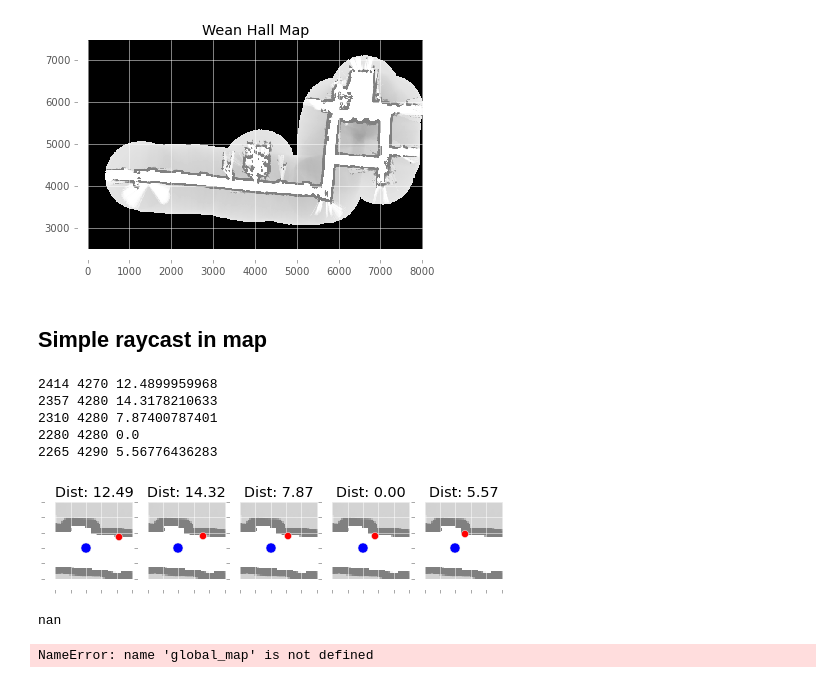
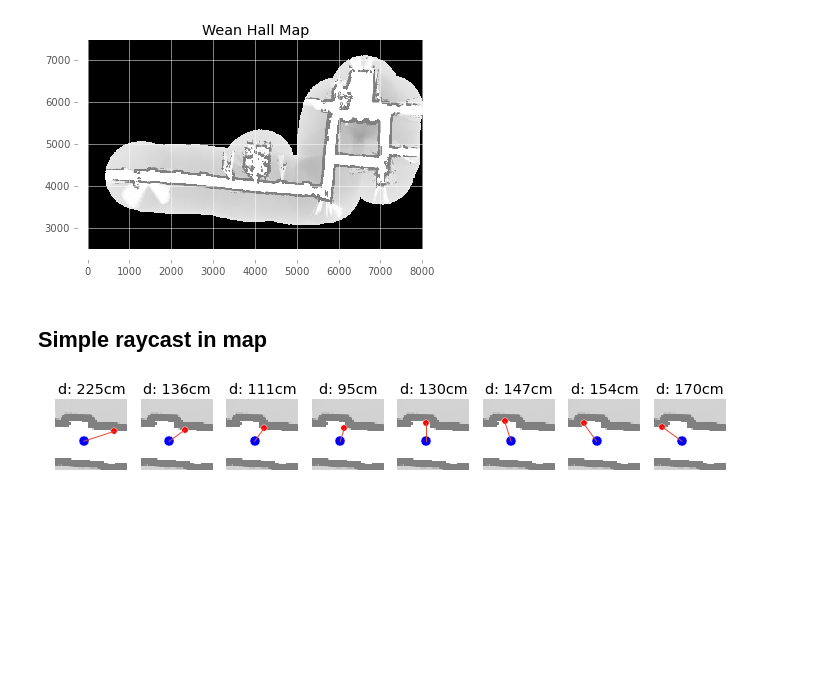
Before and after one commit to sjobeek/robostats_mcl, a Jupyter notebook: mcl_tests.ipynb, the cells around one changed output. Drawn from its saved outputs; the diff is of its cells as text; code cells hidden in the pictures; blank space fills up the shorter version.

```diff
--- a/mcl_tests.ipynb
+++ b/mcl_tests.ipynb
@@ -183,33 +174,20 @@ plt.show()
 # %% [markdown]
 ## Simple raycast in map
 # %%
-theta = np.pi/20
+theta = 0
 global_map = mcl.occupancy_map('data/map/wean.dat.gz')
-fig, axes = plt.subplots(ncols=5, figsize=(8,4))
+fig, axes = plt.subplots(ncols=8, figsize=(12,4))
 for ax in axes:
-    theta += np.pi/20
+    theta += np.pi/10
     x,y,dist = mcl.raycast_bresenham(2200, 4200, theta, global_map)
-    print(x, y, dist)
     ax = mcl.draw_map_state(global_map, ax=ax)
-    ax.set_title("Dist: {:4.2f}".format(dist))
+    ax.set_title("d: " + str(int(dist)) + 'cm')
     ax.set_ylim((4000,4500))
     ax.set_xlim((2000,2500))
-    ax.xaxis.set_ticklabels([])
-    ax.yaxis.set_ticklabels([])
+    ax.xaxis.set_visible(False)
+    ax.yaxis.set_visible(False)
     ax.scatter(2200, 4200, s=100)
-    ax.scatter(x,y, s=50, c='r')
+    ax.plot([x, 2200],[y,4200], c='r')
+    ax.scatter(x,y, s=40, c='r')
 # %% [output]
-2414 4270 12.4899959968
-2357 4280 14.3178210633
-2310 4280 7.87400787401
-2280 4280 0.0
-2265 4290 5.56776436283
-[figure, old version]
+[figure, new version]
-# %%
-dist
-# %% [output]
-nan
-# %%
-coords = mcl.raycast_bresenham(2200, 4200, np.pi/4, global_map)
-# %% [output]
-NameError: name 'global_map' is not defined
```
Also changed, not shown: parts of 12 cells of this notebook, 1 other file.
